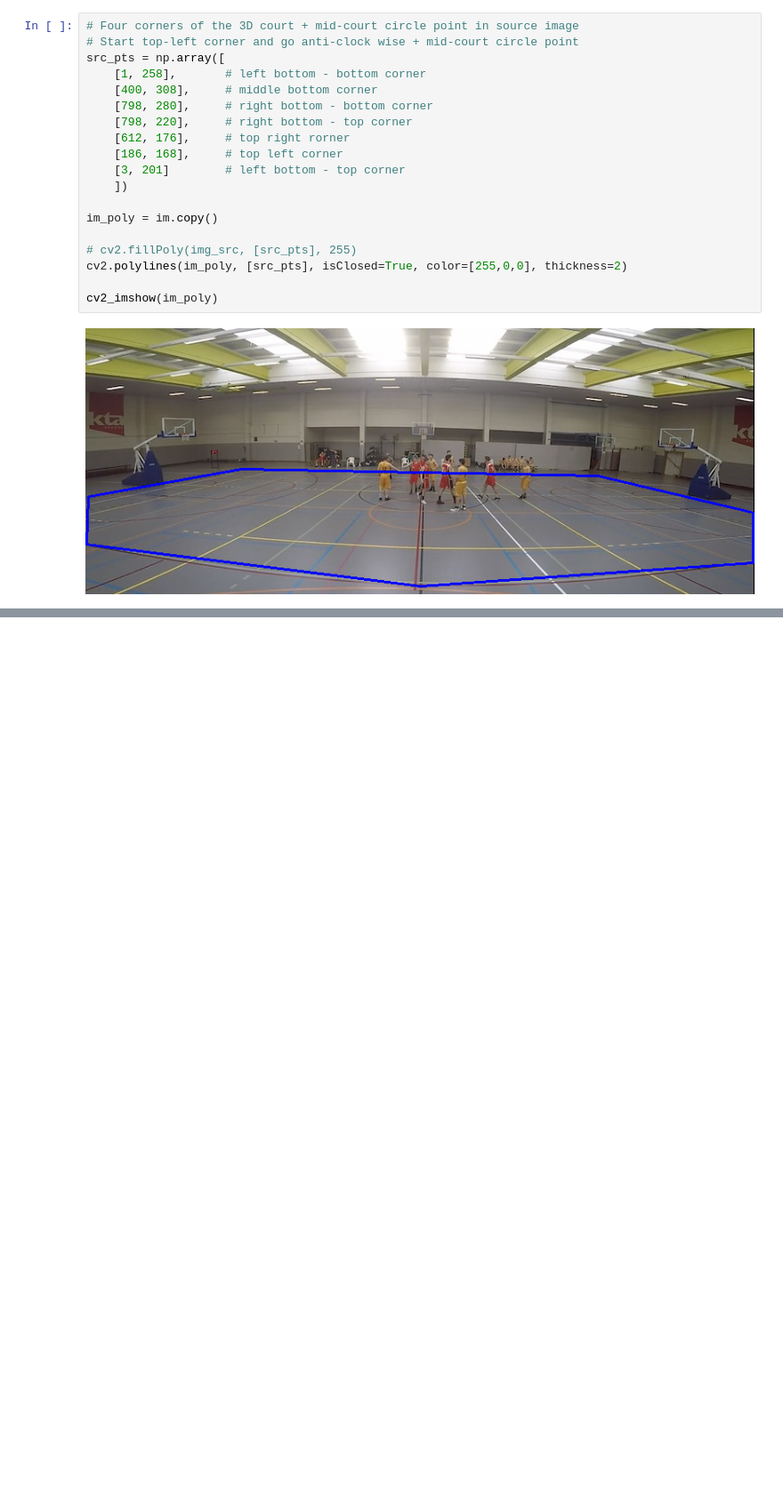
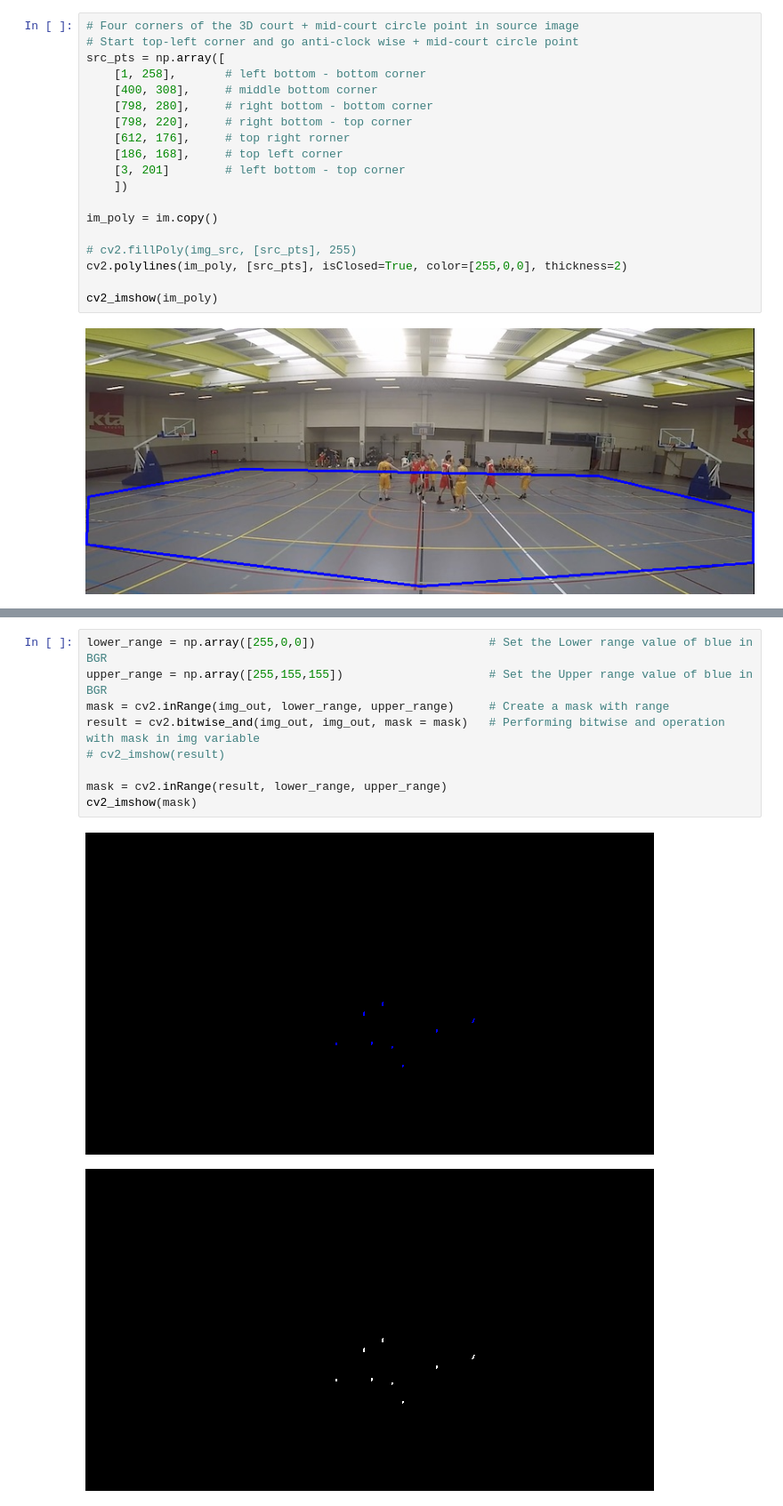
Before and after one commit to stephanj/basketballVideoAnalysis, a Jupyter notebook: mini-map-tutorial/Players_mapping_onto_minmap.ipynb, the cells around one changed output, grey strips where cells are left out. Shown at 89% size. Saved outputs shown, nothing was run; the diff lists cells and outputs as text; blank space fills up the shorter version.

```diff
--- a/mini-map-tutorial/Players_mapping_onto_minmap.ipynb
+++ b/mini-map-tutorial/Players_mapping_onto_minmap.ipynb
@@ -289,0 +284,12 @@ cv2_imshow(img_out)
+# %%
+lower_range = np.array([255,0,0])                         # Set the Lower range value of blue in BGR
+upper_range = np.array([255,155,155])                     # Set the Upper range value of blue in BGR
+mask = cv2.inRange(img_out, lower_range, upper_range)     # Create a mask with range
+result = cv2.bitwise_and(img_out, img_out, mask = mask)   # Performing bitwise and operation with mask in img variable
+# cv2_imshow(result)
+
+mask = cv2.inRange(result, lower_range, upper_range)
+cv2_imshow(mask)
+# %% [output]
+[figure, added]
+[figure, added]
```
Also changed, not shown: parts of 12 cells of this notebook, 2 other files.
